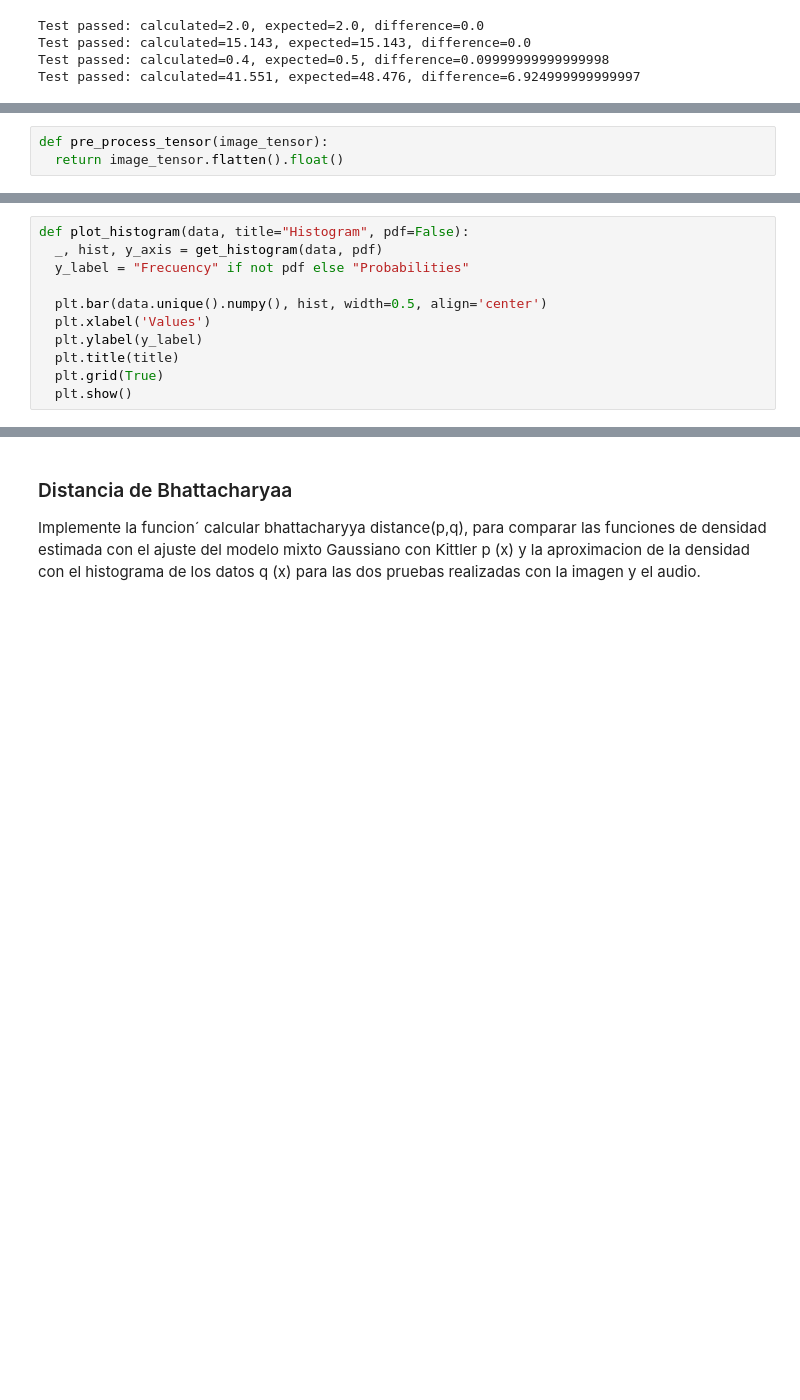
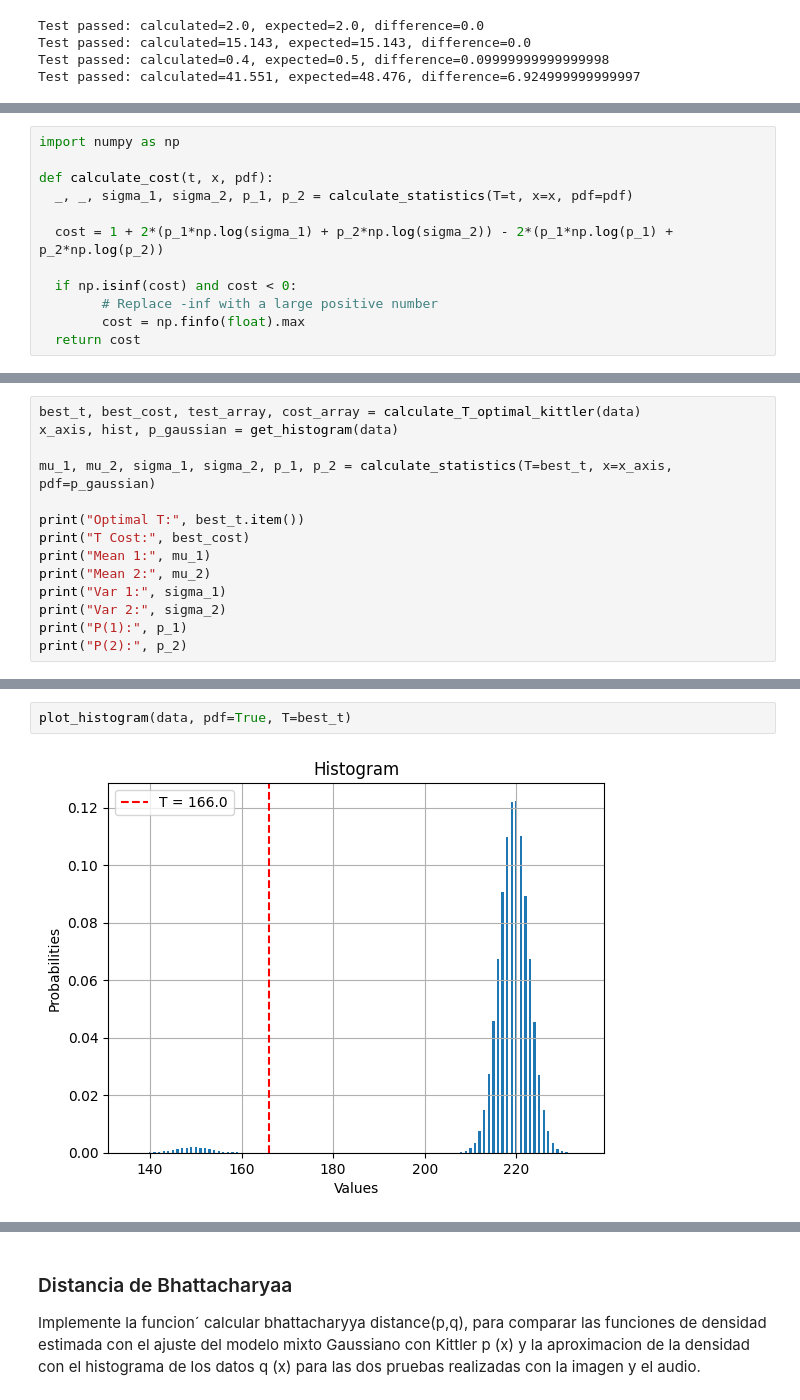
Before and after one commit to mantofer02/DataScienceBootcamp, a Jupyter notebook: FUNDATEC/Estadistica/New/Tareas/TP0.ipynb, the cells around one changed output, grey strips where cells are left out. Saved outputs shown, nothing was run; the diff lists cells and outputs as text; blank space fills up the shorter version.

```diff
--- a/FUNDATEC/Estadistica/New/Tareas/TP0.ipynb
+++ b/FUNDATEC/Estadistica/New/Tareas/TP0.ipynb
@@ -222,3 +203,0 @@ def get_image_tensor(path='input/cuadro1_005.bmp'):
-# %%
-def pre_process_tensor(image_tensor):
-  return image_tensor.flatten().float()
@@ -232,11 +203,0 @@ tensor([219., 218., 219.,  ..., 221., 225., 224.])
-# %%
-def plot_histogram(data, title="Histogram", pdf=False):
-  _, hist, y_axis = get_histogram(data, pdf)
-  y_label = "Frecuency" if not pdf else "Probabilities"
-
-  plt.bar(data.unique().numpy(), hist, width=0.5, align='center')
-  plt.xlabel('Values')
-  plt.ylabel(y_label)
-  plt.title(title)
-  plt.grid(True)
-  plt.show()
@@ -280,0 +260,12 @@ plot_kde(data)
+# %%
+import numpy as np
+
+def calculate_cost(t, x, pdf):
+  _, _, sigma_1, sigma_2, p_1, p_2 = calculate_statistics(T=t, x=x, pdf=pdf)
+
+  cost = 1 + 2*(p_1*np.log(sigma_1) + p_2*np.log(sigma_2)) - 2*(p_1*np.log(p_1) + p_2*np.log(p_2))
+
+  if np.isinf(cost) and cost < 0:
+        # Replace -inf with a large positive number
+        cost = np.finfo(float).max
+  return cost
@@ -280,0 +393,14 @@ plot_kde(data)
+# %%
+best_t, best_cost, test_array, cost_array = calculate_T_optimal_kittler(data)
+x_axis, hist, p_gaussian = get_histogram(data)
+
+mu_1, mu_2, sigma_1, sigma_2, p_1, p_2 = calculate_statistics(T=best_t, x=x_axis, pdf=p_gaussian)
+
+print("Optimal T:", best_t.item())
+print("T Cost:", best_cost)
+print("Mean 1:", mu_1)
+print("Mean 2:", mu_2)
+print("Var 1:", sigma_1)
+print("Var 2:", sigma_2)
+print("P(1):", p_1)
+print("P(2):", p_2)
@@ -280,0 +435,4 @@ plot_kde(data)
+# %%
+plot_histogram(data, pdf=True, T=best_t)
+# %% [output]
+[figure, added]
```
Also changed, not shown: parts of 68 cells of this notebook, 2 other files.
